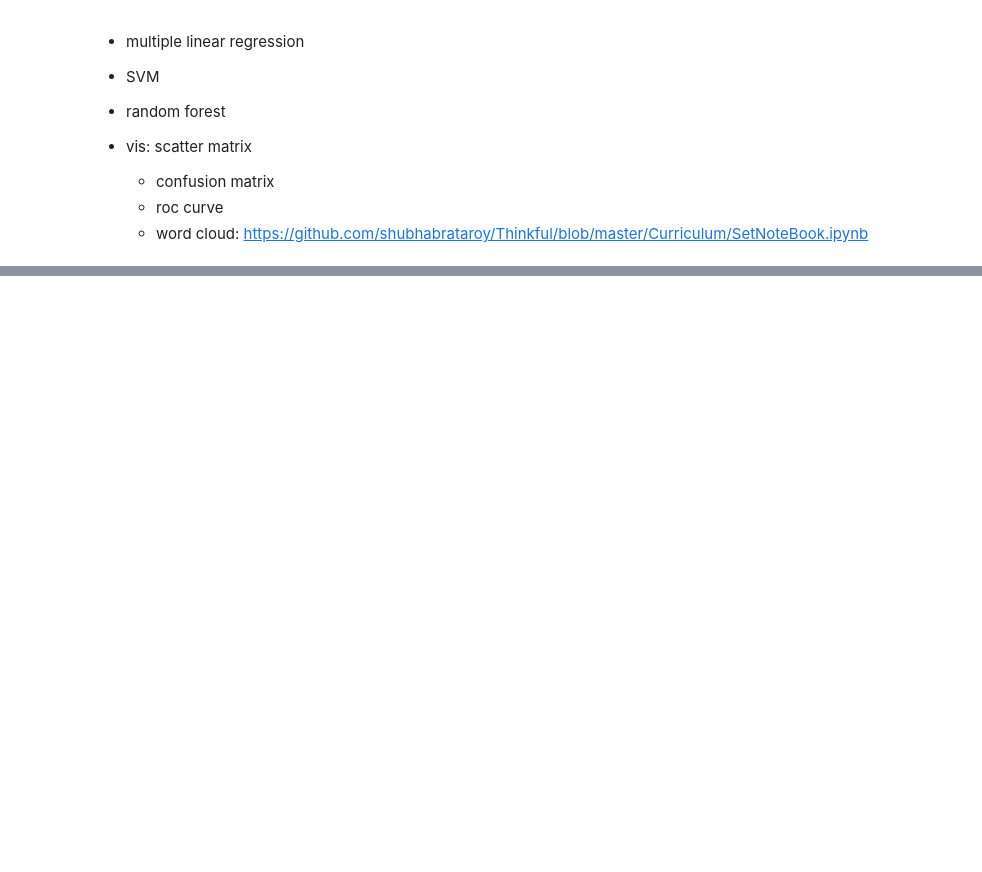
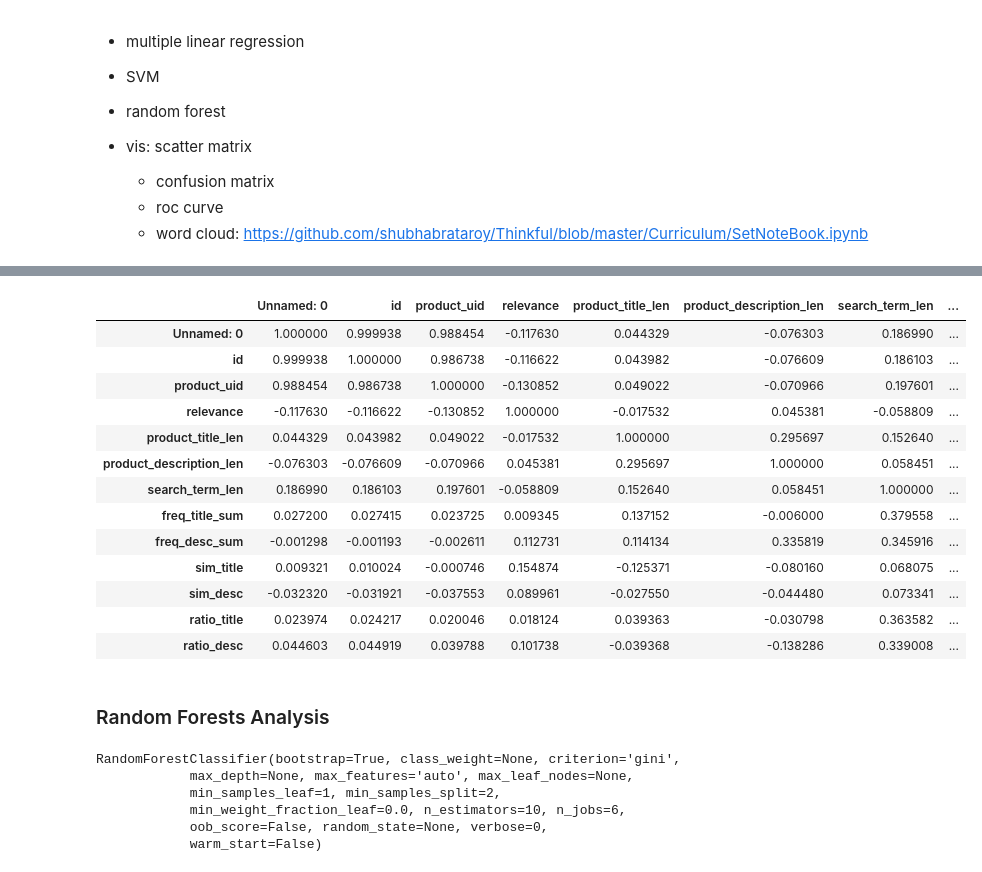
Before and after one commit to zxzjim/MyThinkful, a Jupyter notebook: CapStoneProject_n/Home Depot Product Search Relevance.ipynb, the cells around one changed output, grey strips where cells are left out. Cells and saved outputs as stored; diff of their text form; code cells hidden in the pictures; blank space fills up the shorter version.

```diff
--- a/CapStoneProject_n/Home Depot Product Search Relevance.ipynb
+++ b/CapStoneProject_n/Home Depot Product Search Relevance.ipynb
@@ -566,0 +612,19 @@ train_merged.to_csv('train_merged_with_features.csv')
+# %%
+train_merged_f.corr()
+# %% [output]
+|  | Unnamed: 0 | id | product_uid | relevance | product_title_len | product_description_len | search_term_len | ... |
+| Unnamed: 0 | 1.000000 | 0.999938 | 0.988454 | -0.117630 | 0.044329 | -0.076303 | 0.186990 | ... |
+| id | 0.999938 | 1.000000 | 0.986738 | -0.116622 | 0.043982 | -0.076609 | 0.186103 | ... |
+| product_uid | 0.988454 | 0.986738 | 1.000000 | -0.130852 | 0.049022 | -0.070966 | 0.197601 | ... |
+| relevance | -0.117630 | -0.116622 | -0.130852 | 1.000000 | -0.017532 | 0.045381 | -0.058809 | ... |
+| product_title_len | 0.044329 | 0.043982 | 0.049022 | -0.017532 | 1.000000 | 0.295697 | 0.152640 | ... |
+| product_description_len | -0.076303 | -0.076609 | -0.070966 | 0.045381 | 0.295697 | 1.000000 | 0.058451 | ... |
+| search_term_len | 0.186990 | 0.186103 | 0.197601 | -0.058809 | 0.152640 | 0.058451 | 1.000000 | ... |
+| freq_title_sum | 0.027200 | 0.027415 | 0.023725 | 0.009345 | 0.137152 | -0.006000 | 0.379558 | ... |
+| freq_desc_sum | -0.001298 | -0.001193 | -0.002611 | 0.112731 | 0.114134 | 0.335819 | 0.345916 | ... |
+| sim_title | 0.009321 | 0.010024 | -0.000746 | 0.154874 | -0.125371 | -0.080160 | 0.068075 | ... |
+| sim_desc | -0.032320 | -0.031921 | -0.037553 | 0.089961 | -0.027550 | -0.044480 | 0.073341 | ... |
+| ratio_title | 0.023974 | 0.024217 | 0.020046 | 0.018124 | 0.039363 | -0.030798 | 0.363582 | ... |
+| ratio_desc | 0.044603 | 0.044919 | 0.039788 | 0.101738 | -0.039368 | -0.138286 | 0.339008 | ... |
+# %% [markdown]
+### Random Forests Analysis
@@ -566,0 +633,14 @@ train_merged.to_csv('train_merged_with_features.csv')
+# %%
+train_subtrain = train_merged_f.sample(frac=.6)
+train_subtest = train_merged_f.sample(frac=.4)
+features = ['product_title_len', 'product_description_len','search_term_len', 'freq_title_sum', 'freq_desc_sum', 'sim_title', 'sim_desc', 'ratio_title', 'ratio_desc']
+clf = RandomForestClassifier(n_jobs=6)
+y, _ = pd.factorize(train_subtrain['relevance'])
+clf.fit(train_subtrain[features], y)
+# %% [output]
+RandomForestClassifier(bootstrap=True, class_weight=None, criterion='gini',
+            max_depth=None, max_features='auto', max_leaf_nodes=None,
+            min_samples_leaf=1, min_samples_split=2,
+            min_weight_fraction_leaf=0.0, n_estimators=10, n_jobs=6,
+            oob_score=False, random_state=None, verbose=0,
+            warm_start=False)
```
Also changed, not shown: parts of 12 cells of this notebook, 1 other file.
